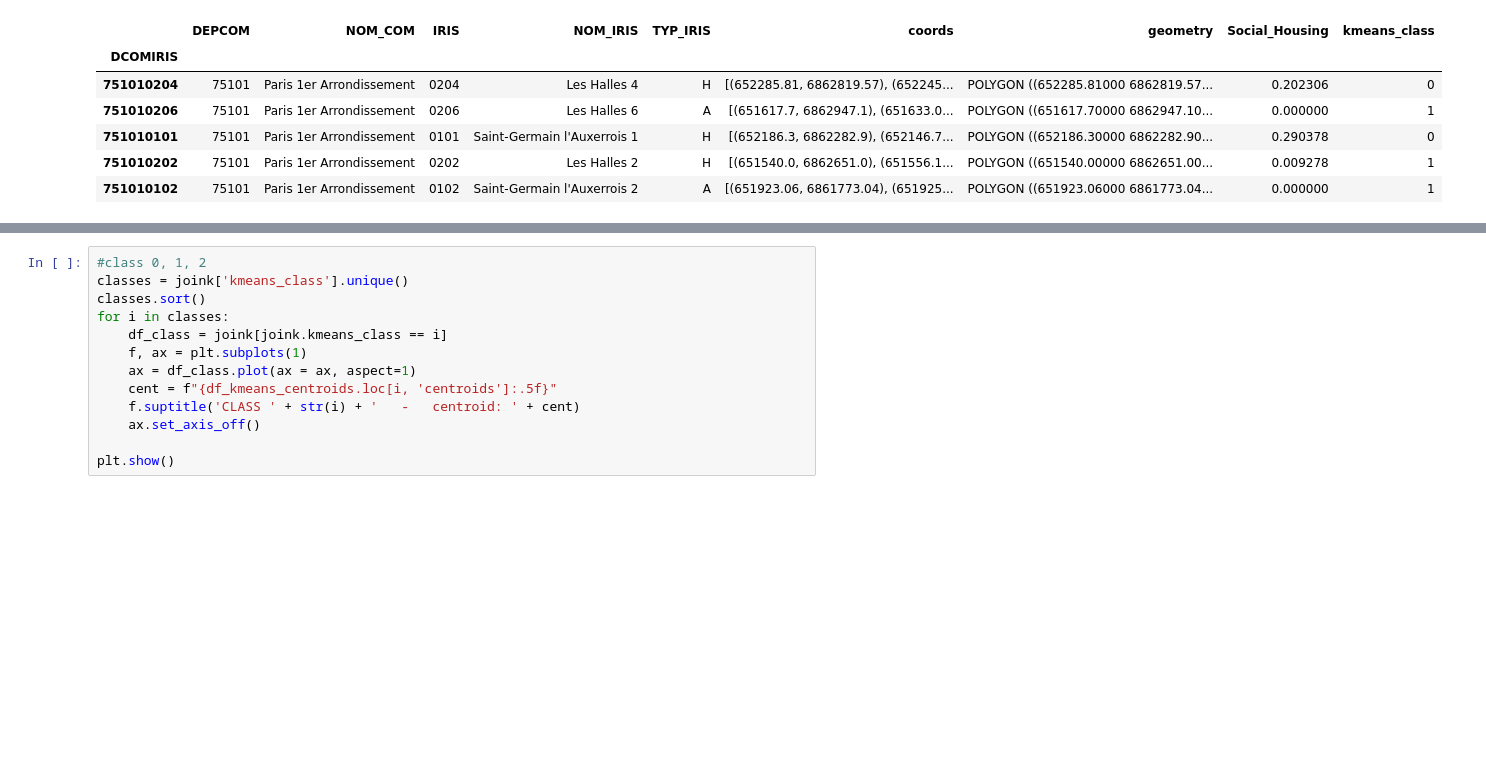
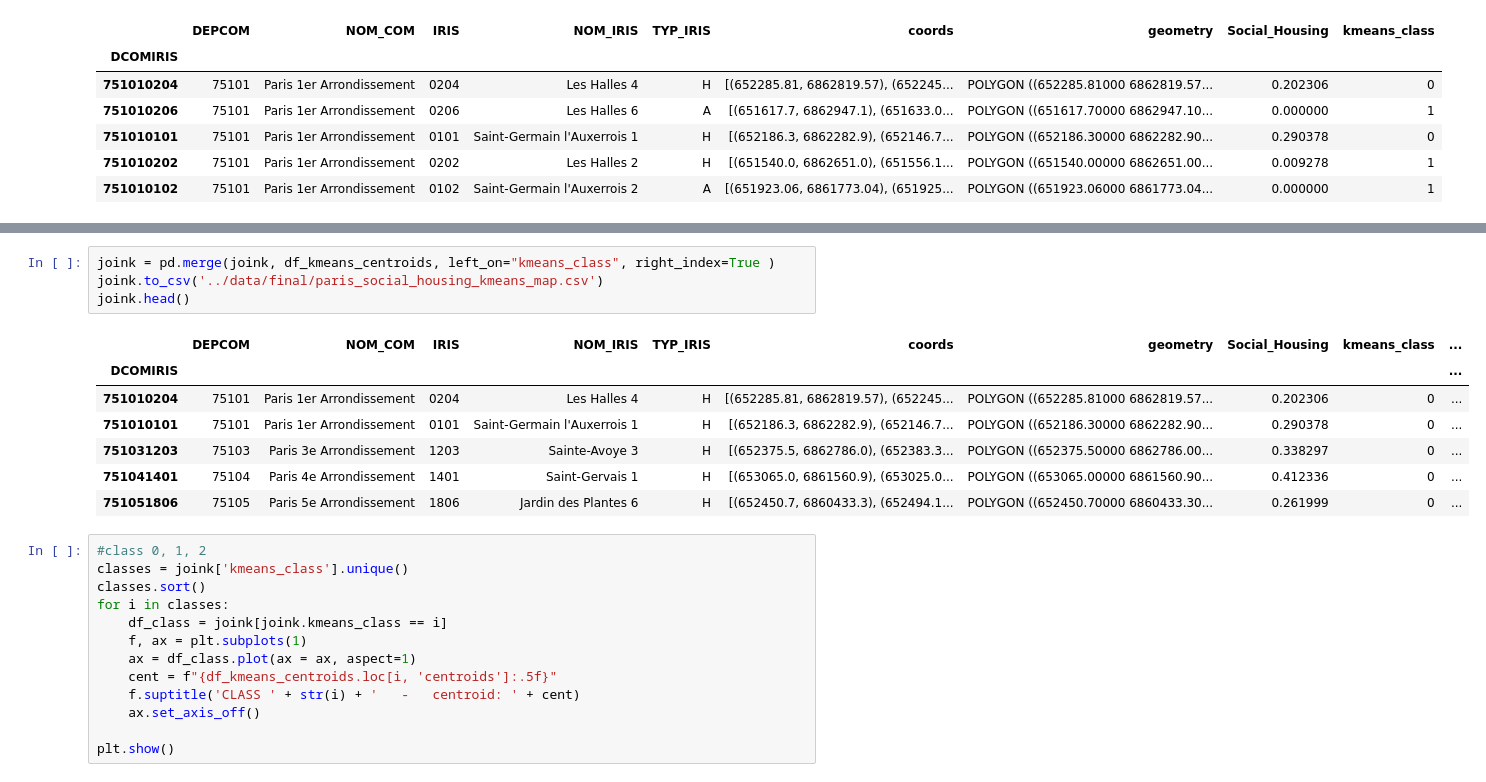
Before and after one commit to gabis96/codespaces-jupyter, a Jupyter notebook: notebooks/visualization.ipynb, the cells around one changed output, grey strips where cells are left out. Drawn from its saved outputs; the diff is of its cells as text; blank space fills up the shorter version.

```diff
--- a/notebooks/visualization.ipynb
+++ b/notebooks/visualization.ipynb
@@ -77,3 +77,15 @@ df_kmeans_centroids.head()
+# %%
+joink = pd.merge(joink, df_kmeans_centroids, left_on="kmeans_class", right_index=True )
+joink.to_csv('../data/final/paris_social_housing_kmeans_map.csv')
+joink.head()
+# %% [output]
+|  | DEPCOM | NOM_COM | IRIS | NOM_IRIS | TYP_IRIS | coords | geometry | Social_Housing | kmeans_class | ... |
+| DCOMIRIS |  |  |  |  |  |  |  |  |  | ... |
+| 751010204 | 75101 | Paris 1er Arrondissement | 0204 | Les Halles 4 | H | [(652285.81, 6862819.57), (652245... | POLYGON ((652285.81000 6862819.57... | 0.202306 | 0 | ... |
+| 751010101 | 75101 | Paris 1er Arrondissement | 0101 | Saint-Germain l'Auxerrois 1 | H | [(652186.3, 6862282.9), (652146.7... | POLYGON ((652186.30000 6862282.90... | 0.290378 | 0 | ... |
+| 751031203 | 75103 | Paris 3e Arrondissement | 1203 | Sainte-Avoye 3 | H | [(652375.5, 6862786.0), (652383.3... | POLYGON ((652375.50000 6862786.00... | 0.338297 | 0 | ... |
+| 751041401 | 75104 | Paris 4e Arrondissement | 1401 | Saint-Gervais 1 | H | [(653065.0, 6861560.9), (653025.0... | POLYGON ((653065.00000 6861560.90... | 0.412336 | 0 | ... |
+| 751051806 | 75105 | Paris 5e Arrondissement | 1806 | Jardin des Plantes 6 | H | [(652450.7, 6860433.3), (652494.1... | POLYGON ((652450.70000 6860433.30... | 0.261999 | 0 | ... |
 # %%
 #class 0, 1, 2
 classes = joink['kmeans_class'].unique()
```
Also changed, not shown: parts of 6 cells of this notebook, 2 other files.
